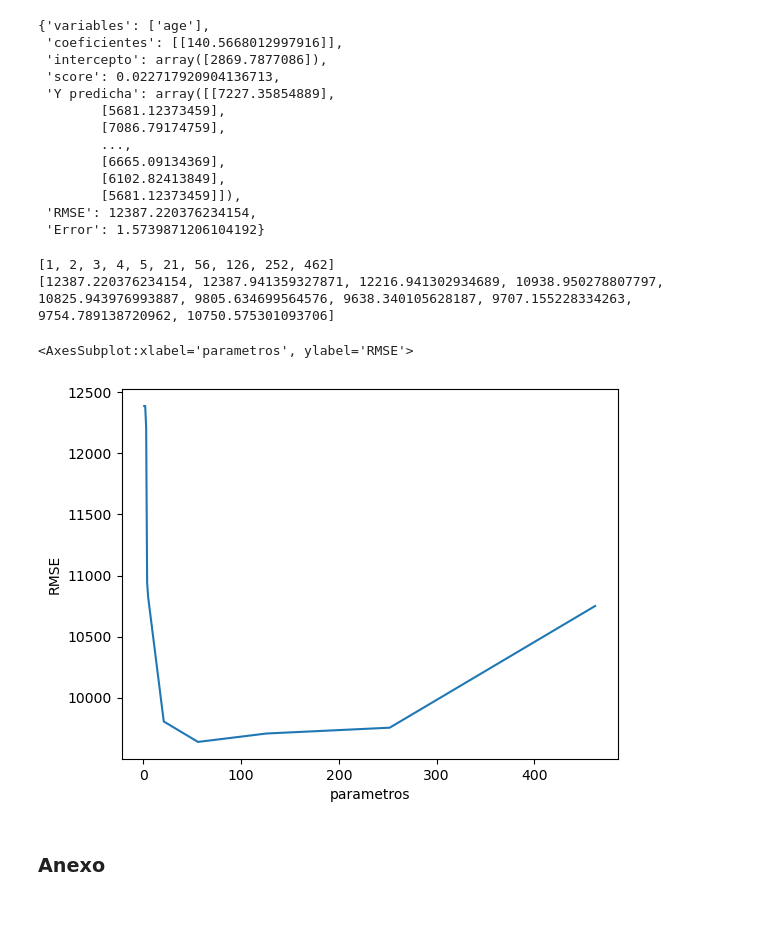
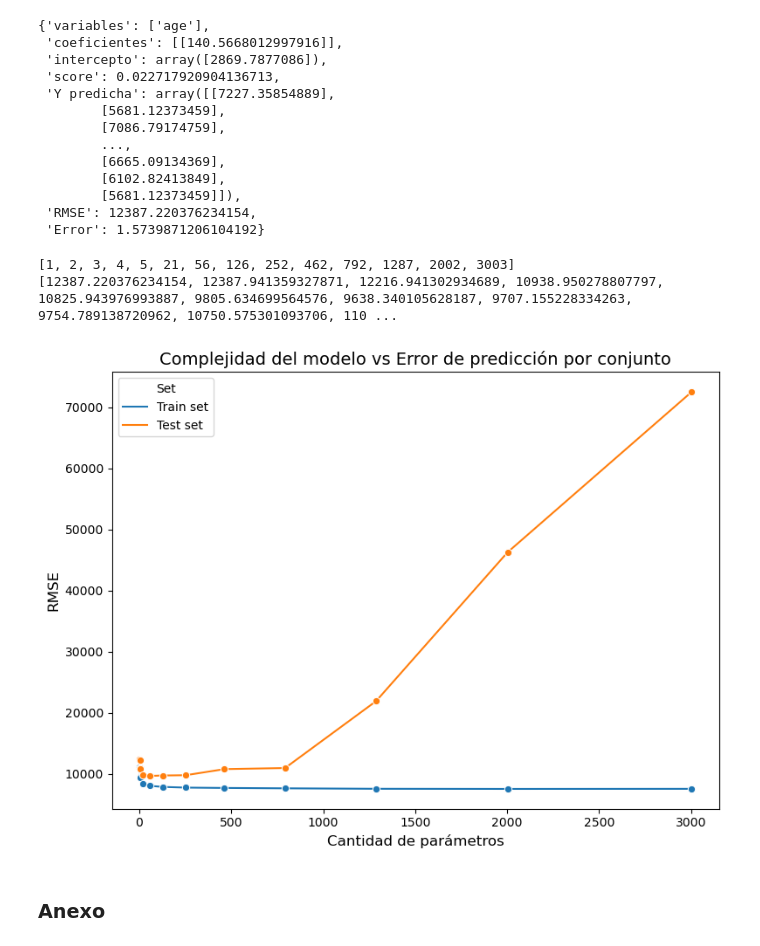
Before and after one commit to ebqz7/Machine_Learning_TP, a Jupyter notebook: TP1/scripts/Code.ipynb, the cells around one changed output. Drawn from its saved outputs; the diff is of its cells as text; code cells hidden in the pictures; blank space fills up the shorter version.

```diff
--- a/TP1/scripts/Code.ipynb
+++ b/TP1/scripts/Code.ipynb
@@ -114,7 +117,7 @@ El dataset cuenta con un total de 9892 observaciones
 # %%
 # Realizamos una selección de variables
 
-df_18 = df_18[['directorio', 'secuencia_p', 'orden', 'clase','estrato1', 'sex', 'age', 'formal','fweight', 'maxEducLevel',
+df_18 = df_18[['directorio', 'secuencia_p', 'orden', 'formal','estrato1', 'sex', 'age','fweight', 'maxEducLevel',
               'y_salary_m_hu','y_total_m']]
 
 df_18
@@ -306,6 +331,9 @@ for x in X_train.columns.values.tolist():
     # Corremos el modelo de regresión
     reg = LinearRegression().fit(X_acumulado, y_train)
 
+    # Realizamos un predict con el conjunto de entrenamiento
+    y_train_pred = reg.predict(X_acumulado)
+
     # Realizamos una predicción con el conjunto de testing
     y_hat_model = reg.predict(X_test[variables_acumuladas])
 
@@ -316,7 +344,8 @@ for x in X_train.columns.values.tolist():
         'intercepto': reg.intercept_,
         'score': reg.score(X_acumulado, y_train),
         'Y predicha': y_hat_model,
-        "RMSE": np.sqrt(mean_squared_error(y_test, y_hat_model)),
+        "RMSE_training": np.sqrt(mean_squared_error(y_train, y_train_pred)),
+        "RMSE_testing": np.sqrt(mean_squared_error(y_test, y_hat_model)),
         "Error": float(np.sqrt(mean_squared_error(y_test, y_hat_model))/np.mean(y_test))
     })
 
@@ -324,11 +353,14 @@ for x in X_train.columns.values.tolist():
 
 # Modelos polinómicos
 
-for i in range(2,7):
+for i in range(2,11):
     # Realizamos una transformación polinómica y corremos la regresión
     poly = PolynomialFeatures(degree=i)
     X_train_poly = poly.fit_transform(X_train)
     reg =  LinearRegression().fit(X_train_poly,y_train)
+
+    # Realizamos un predict con el conjunto de entrenamiento
+    y_train_pred = reg.predict(X_train_poly)
 
     # Realizamos una transformación polinómica y luego la predicción con el conjunto de testing
     X_test_poly = poly.fit_transform(X_test[variables_acumuladas])
@@ -341,7 +373,8 @@ for i in range(2,7):
         'intercepto': reg.intercept_,
         'score': reg.score(X_train_poly, y_train),
         'Y predicha': y_hat_model,
-        "RMSE": np.sqrt(mean_squared_error(y_test, y_hat_model)),
+        "RMSE_training": np.sqrt(mean_squared_error(y_train, y_train_pred)),
+        "RMSE_testing": np.sqrt(mean_squared_error(y_test, y_hat_model)),
         "Error": float(np.sqrt(mean_squared_error(y_test, y_hat_model))/np.mean(y_test))
     })
 
@@ -354,7 +387,8 @@ for i, modelo in enumerate(resultados, 1):
     print(f"  Intercepto: {modelo['intercepto']}")
     print(f"  R²: {modelo['score']:.4f}")
     print("-" * 10)
-    print(f"  RMSE: {modelo['RMSE']:.2f}")
+    print(f"  RMSE (train): {modelo['RMSE_training']:.2f}")
+    print(f"  RMSE (test): {modelo['RMSE_testing']:.2f}")
     print(f"  Error: {modelo['Error']:.2f}")
     print("-" * 40)
 # %% [output]
@@ -397,30 +431,45 @@ modelo
  'Error': 1.5739871206104192}
 # %%
 parametros = []
-RMSE = []
+RMSE_train = []
+RMSE_test = []
 
-for i in range(0,10):
+for i in range(0,14):
     for c in resultados[i]['coeficientes']:
         coeficientes = len(c)
         parametros.append(coeficientes)
-    RMSE.append(resultados[i]['RMSE'])
+    RMSE_train.append(resultados[i]['RMSE_training'])
+    RMSE_test.append(resultados[i]['RMSE_testing'])
 # %%
 print(parametros)
 print(RMSE)
 # %% [output]
-[1, 2, 3, 4, 5, 21, 56, 126, 252, 462]
-[12387.220376234154, 12387.941359327871, 12216.941302934689, 10938.950278807797, 10825.943976993887, 9805.634699564576, 9638.340105628187, 9707.155228334263, 9754.789138720962, 10750.575301093706]
+[1, 2, 3, 4, 5, 21, 56, 126, 252, 462, 792, 1287, 2002, 3003]
+[12387.220376234154, 12387.941359327871, 12216.941302934689, 10938.950278807797, 10825.943976993887, 9805.634699564576, 9638.340105628187, 9707.155228334263, 9754.789138720962, 10750.575301093706, 110 ...
 # %%
 graph = pd.DataFrame({
     'parametros': parametros,
-    'RMSE': RMSE
+    'Train set': RMSE_train,
+    'Test set': RMSE_test
 })
 
+# Convertir a formato largo
+graph_long = pd.melt(graph, id_vars=['parametros'],
+                  value_vars=['Train set', 'Test set'],
+                  var_name='Set', value_name='RMSE')
 
-sns.lineplot(data=graph, x="parametros", y="RMSE")
+plt.figure(figsize=(8, 6))
+sns.lineplot(data=graph_long, x='parametros', y='RMSE', hue='Set', marker='o')
+
+# Personalización
+plt.title('Complejidad del modelo vs Error de predicción por conjunto', fontsize=14)
+plt.xlabel('Cantidad de parámetros', fontsize=12)
+plt.ylabel('RMSE', fontsize=12)
+plt.legend(title='Set')
+plt.tight_layout()
+plt.show()
 # %% [output]
-<AxesSubplot:xlabel='parametros', ylabel='RMSE'>
-[figure, old version]
+[figure, new version]
 # %% [markdown]
 ### Anexo
 # %%
```
Also changed, not shown: parts of 11 cells of this notebook.
